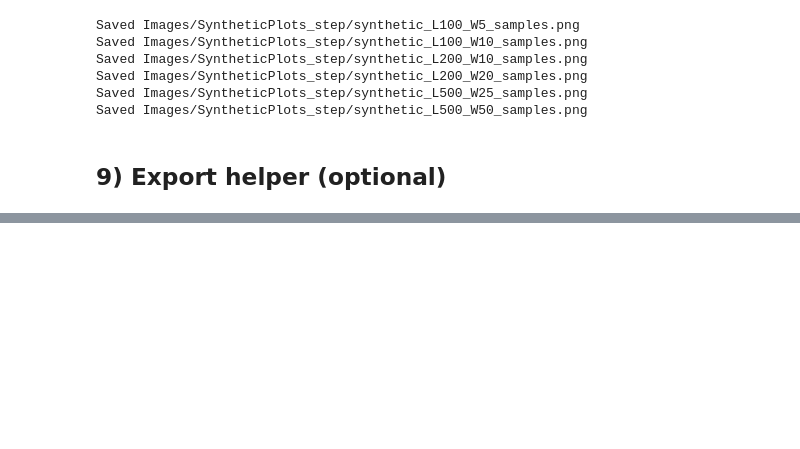
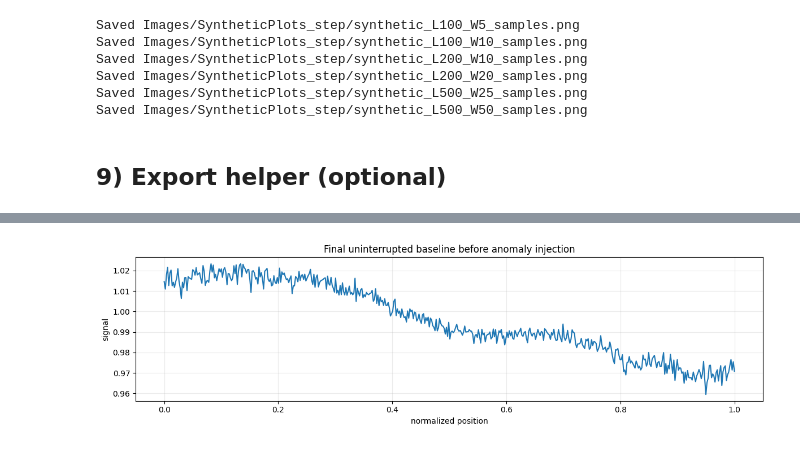
Before and after one commit to BeardyMan37/RegressionScanStats, a Jupyter notebook: gen_synth_data.ipynb, the cells around one changed output, grey strips where cells are left out. Cells and saved outputs as stored; diff of their text form; code cells hidden in the pictures; blank space fills up the shorter version.

```diff
--- a/gen_synth_data.ipynb
+++ b/gen_synth_data.ipynb
@@ -743,0 +919,9 @@ def save_dataset_npz(dataset: Dict[str, Any], out_path: str) -> None:
+# %%
+plot_signal_with_interval(
+    stages["x"],
+    stages["noisy_baseline"],
+    interval=None,
+    title="Final uninterrupted baseline before anomaly injection",
+)
+# %% [output]
+[figure, added]
```
Also changed, not shown: parts of 12 cells of this notebook, 16 other files.
